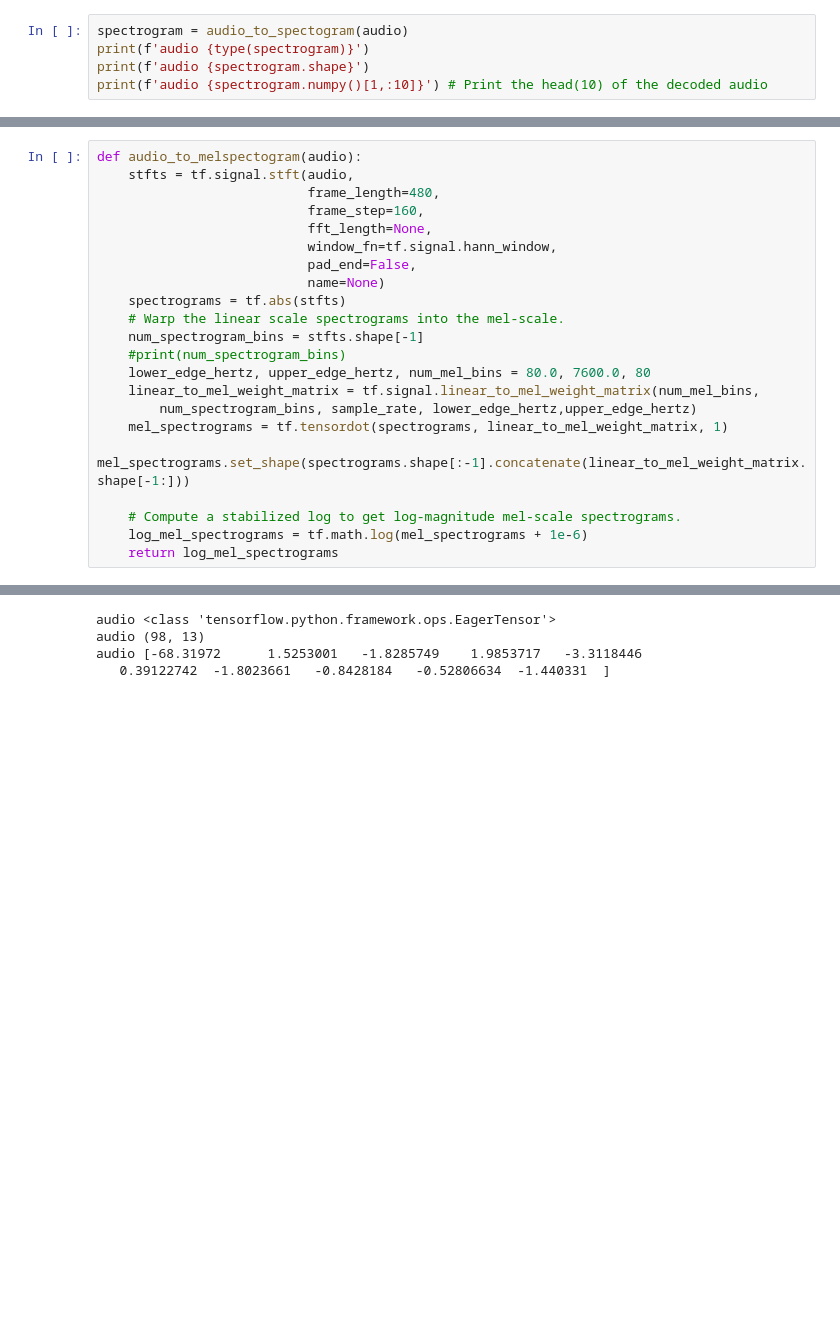
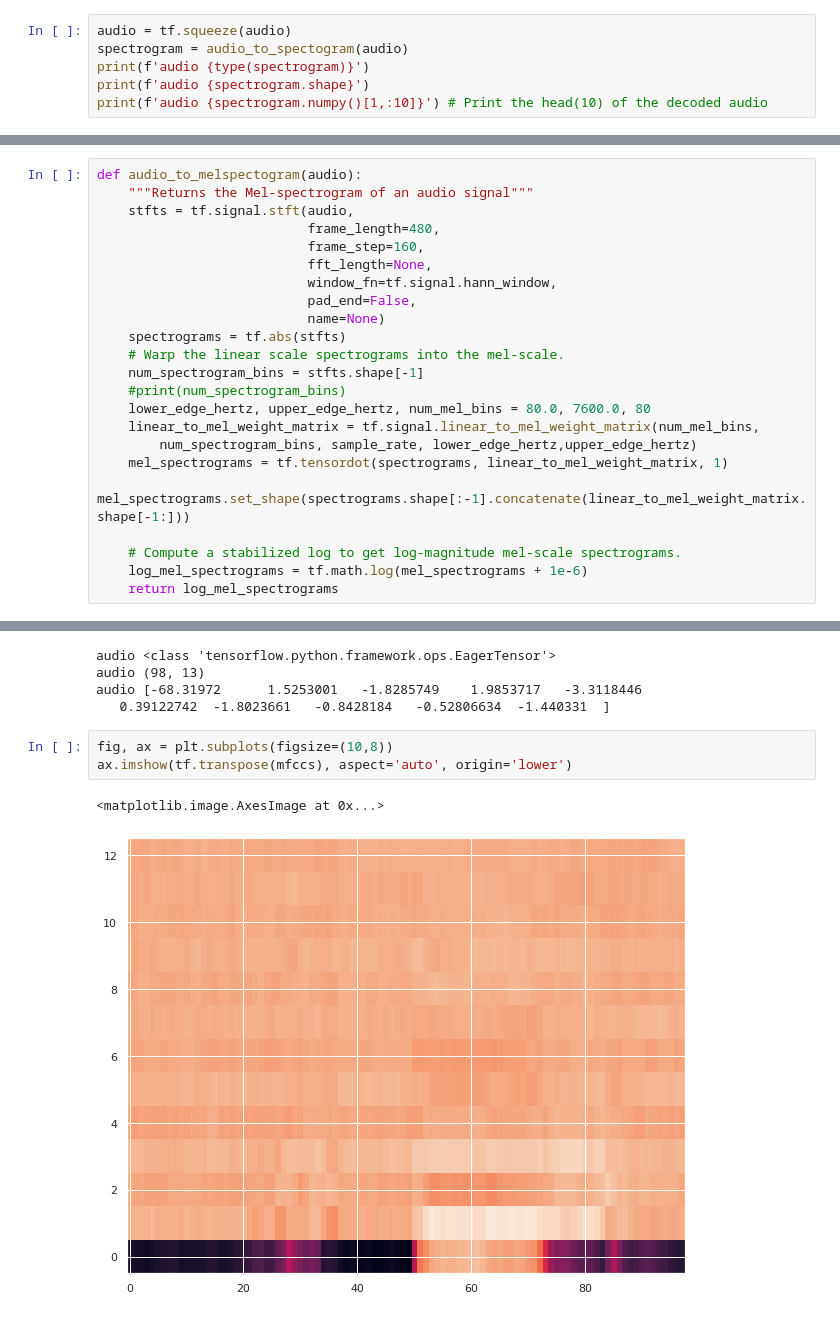
Before and after one commit to amorenob/kws_ml_capstone_project, a Jupyter notebook: 3_Feature_Engineering.ipynb, the cells around one changed output, grey strips where cells are left out. Cells and saved outputs as stored; diff of their text form; blank space fills up the shorter version.

```diff
--- a/3_Feature_Engineering.ipynb
+++ b/3_Feature_Engineering.ipynb
@@ -94,6 +98,7 @@ def audio_to_spectogram(audio):
     spectrogram = tf.abs(stfts)
     return spectrogram
 # %%
+audio = tf.squeeze(audio)
 spectrogram = audio_to_spectogram(audio)
 print(f'audio {type(spectrogram)}')
 print(f'audio {spectrogram.shape}')
@@ -112,6 +119,7 @@ ax.imshow(tf.transpose(spectrogram), aspect='auto', origin='lower',
 [figure]
 # %%
 def audio_to_melspectogram(audio):
+    """Returns the Mel-spectrogram of an audio signal"""
     stfts = tf.signal.stft(audio,
                            frame_length=480,
                            frame_step=160,
@@ -160,3 +168,9 @@ audio <class 'tensorflow.python.framework.ops.EagerTensor'>
 audio (98, 13)
 audio [-68.31972      1.5253001   -1.8285749    1.9853717   -3.3118446
    0.39122742  -1.8023661   -0.8428184   -0.52806634  -1.440331  ]
+# %%
+fig, ax = plt.subplots(figsize=(10,8))
+ax.imshow(tf.transpose(mfccs), aspect='auto', origin='lower')
+# %% [output]
+<matplotlib.image.AxesImage at 0x...>
+[figure, added]
```
Also changed, not shown: parts of 4 cells of this notebook, 2 other files.
